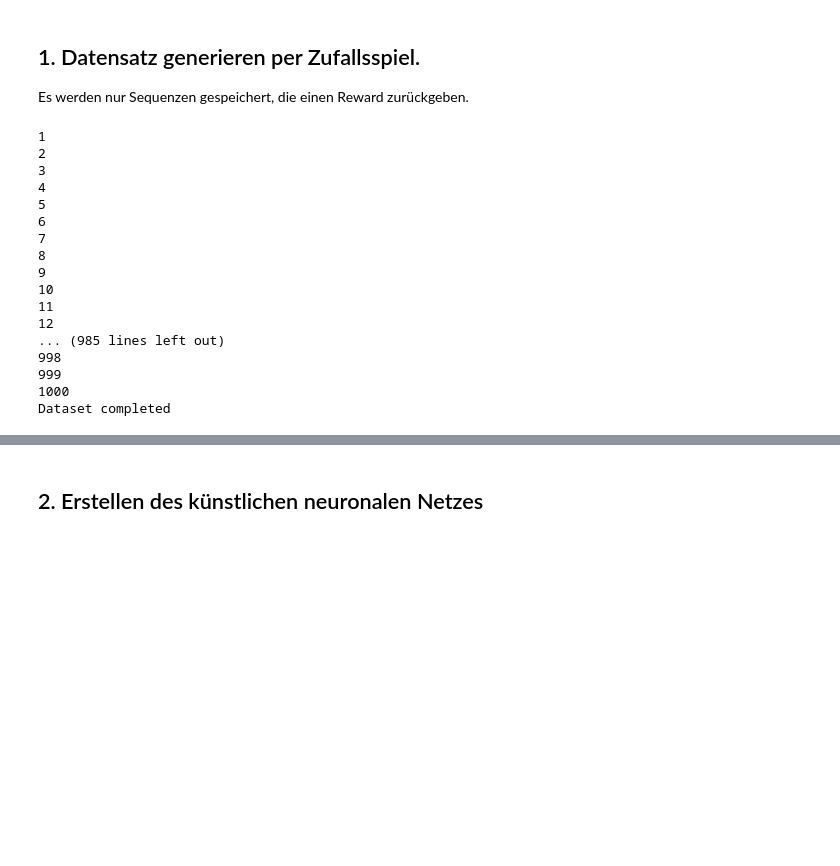
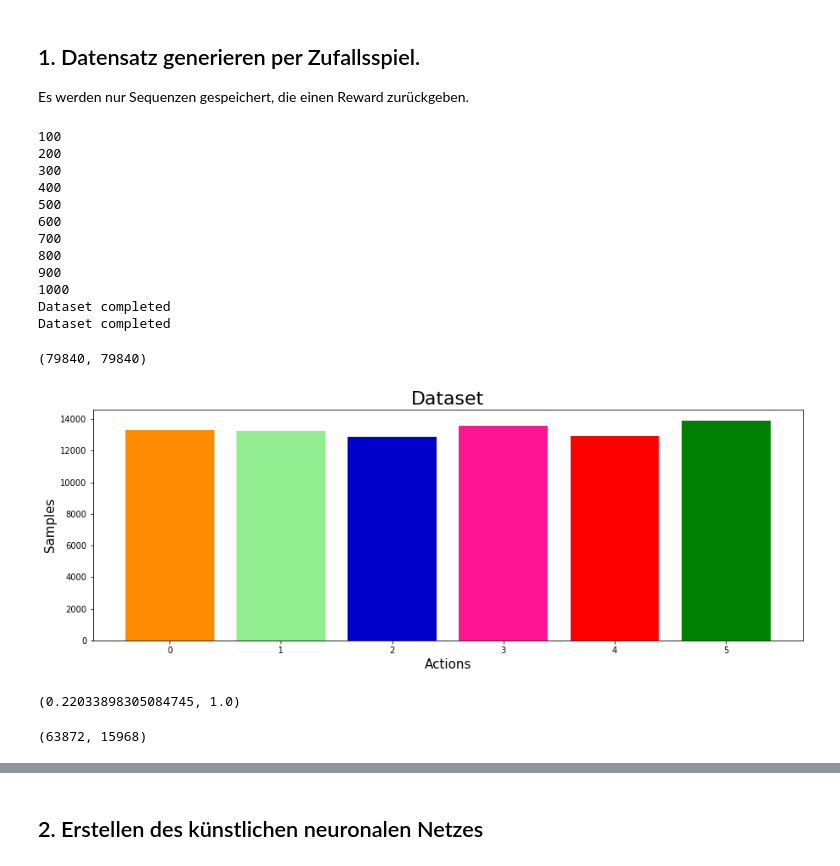
Before and after one commit to CKeibel/Playing-Atari-Deep-Learning-only, a Jupyter notebook: Playing_Atari_with_Deep-Learning.ipynb, the cells around one changed output, grey strips where cells are left out. Saved outputs shown, nothing was run; the diff lists cells and outputs as text; code cells hidden in the pictures; blank space fills up the shorter version.

```diff
--- a/Playing_Atari_with_Deep-Learning.ipynb
+++ b/Playing_Atari_with_Deep-Learning.ipynb
@@ -75,30 +75,57 @@ while not the_end:
             episode_obs = []
             episode_acts = []
             saved_episodes += 1
-            print(saved_episodes)
+            if saved_episodes % 100 == 0:
+                print(saved_episodes)
             if saved_episodes+1 > DATASET_SIZE:
                 print("Dataset completed")
                 the_end = True
 # %% [output]
-1
-2
-3
-4
-5
-6
-7
-8
-9
-10
-11
-12
-... (985 lines left out)
-998
-999
+100
+200
+300
+400
+500
+600
+700
+800
+900
 1000
 Dataset completed
+Dataset completed
+# %%
+len(x_data), len(y_data)
+# %% [output]
+(79840, 79840)
+# %%
+# Zählen wie häufig jede Aktion getätigt wurde
+from collections import Counter
+counted_actions = Counter(y_data)
+# %%
+import matplotlib.pyplot as plt
+colors = ['red', 'darkorange', 'green', 'mediumblue', 'lightgreen', 'deeppink']
+plt.figure(figsize=(15, 5))
+plt.bar(counted_actions.keys(), counted_actions.values(), color=colors)
+plt.title("Dataset", fontsize=22)
+plt.xlabel("Actions", fontsize=15)
+plt.ylabel("Samples", fontsize=15)
+plt.show()
+# %% [output]
+[figure, added]
+# %%
+# normalisieren des Datensatzes
+MAX = np.max(x_data)
+x_data = x_data / MAX
+
+np.min(x_data), np.max(x_data)
+# %% [output]
+(0.22033898305084745, 1.0)
 # %%
 # Teilen in Training und Test, shuffeln des Datensatzes
 from sklearn.model_selection import train_test_split
 x_train, x_test, y_train, y_test = train_test_split(
         x_data, y_data, test_size=0.2)
+# %%
+len(y_train), len(y_test)
+# %% [output]
+(63872, 15968)
```
Also changed, not shown: parts of 7 cells of this notebook.
